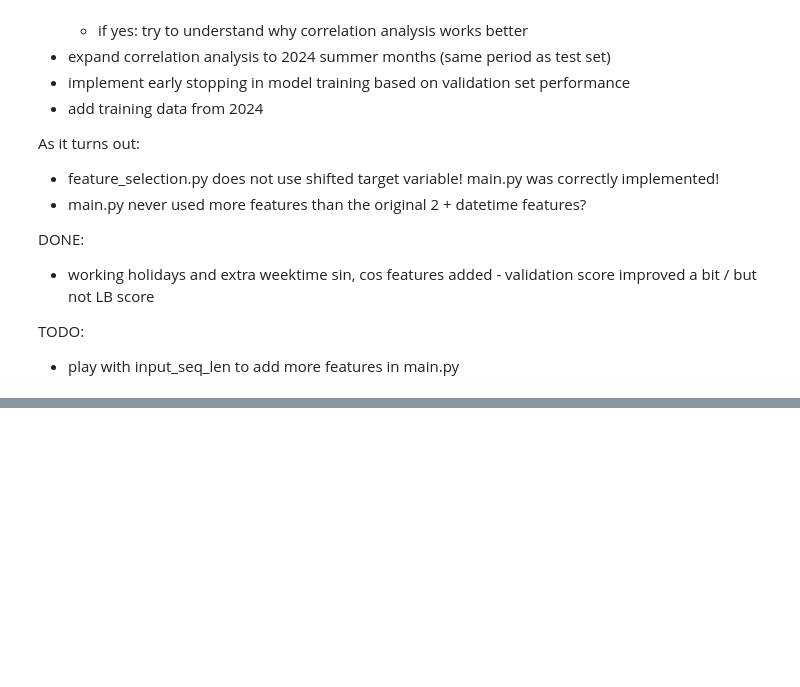
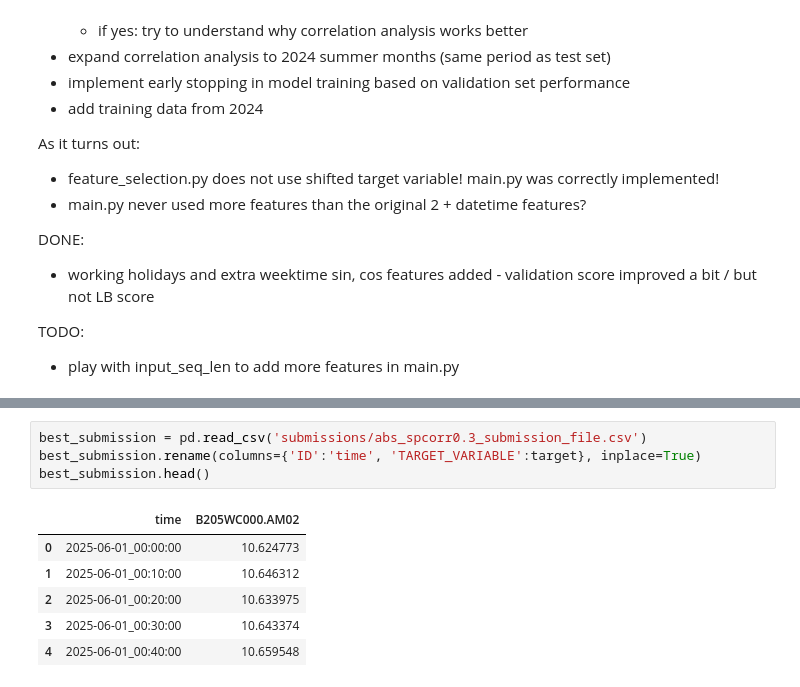
Before and after one commit to ferencberes/kaggle_elias_aifbo, a Jupyter notebook: FirstLook.ipynb, the cells around one changed output, grey strips where cells are left out. Saved outputs shown, nothing was run; the diff lists cells and outputs as text; blank space fills up the shorter version.

```diff
--- a/FirstLook.ipynb
+++ b/FirstLook.ipynb
@@ -328,0 +344,11 @@ TODO:
+# %%
+best_submission = pd.read_csv('submissions/abs_spcorr0.3_submission_file.csv')
+best_submission.rename(columns={'ID':'time', 'TARGET_VARIABLE':target}, inplace=True)
+best_submission.head()
+# %% [output]
+|  | time | B205WC000.AM02 |
+| 0 | 2025-06-01_00:00:00 | 10.624773 |
+| 1 | 2025-06-01_00:10:00 | 10.646312 |
+| 2 | 2025-06-01_00:20:00 | 10.633975 |
+| 3 | 2025-06-01_00:30:00 | 10.643374 |
+| 4 | 2025-06-01_00:40:00 | 10.659548 |
```
Also changed, not shown: parts of 13 cells of this notebook.
